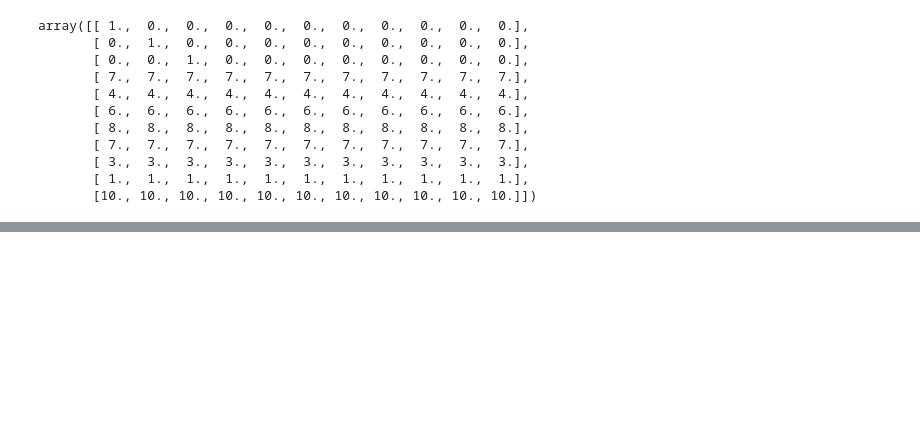
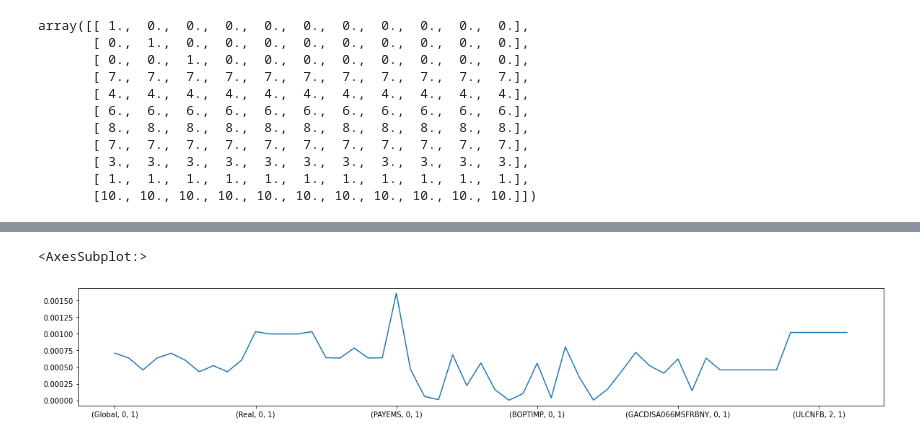
Before and after one commit to hyunchangyi/nowcasting, a Jupyter notebook: nowcasting.ipynb, the cells around one changed output, grey strips where cells are left out. Saved outputs shown, nothing was run; the diff lists cells and outputs as text; code cells hidden in the pictures; blank space fills up the shorter version.

```diff
--- a/nowcasting.ipynb
+++ b/nowcasting.ipynb
@@ -1831,0 +1954,5 @@ ZmM, ZmUM, VmM, VmUM, loglikM, k_tM = SKF(y.to_numpy(), Am.to_numpy(), Cm.to_num
+# %%
+(abs(M.V_0-V_0m).sum(axis=1) / abs(M.V_0).sum(axis=1) * 100).plot(figsize=(20, 3))
+# %% [output]
+<AxesSubplot:>
+[figure, added]
```
Also changed, not shown: parts of 107 cells of this notebook, 35 other files.
